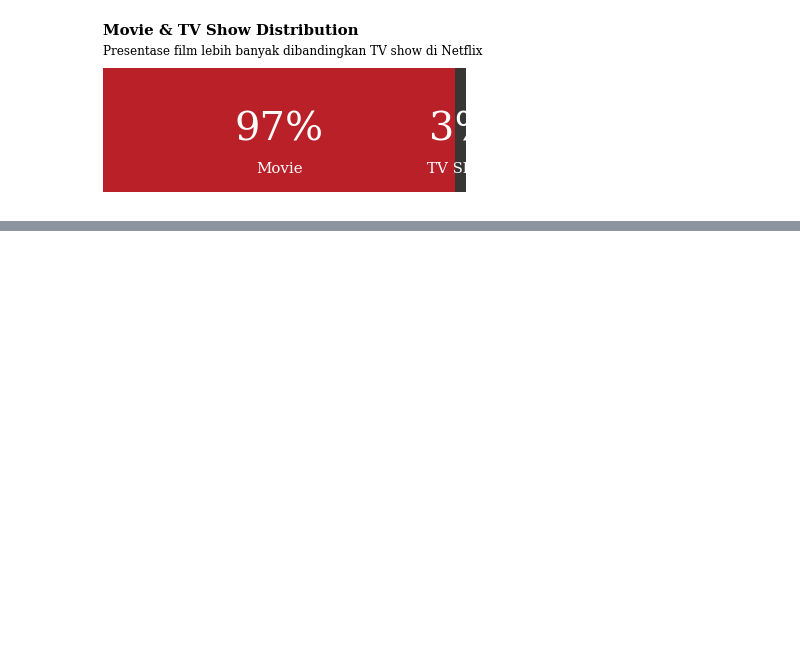
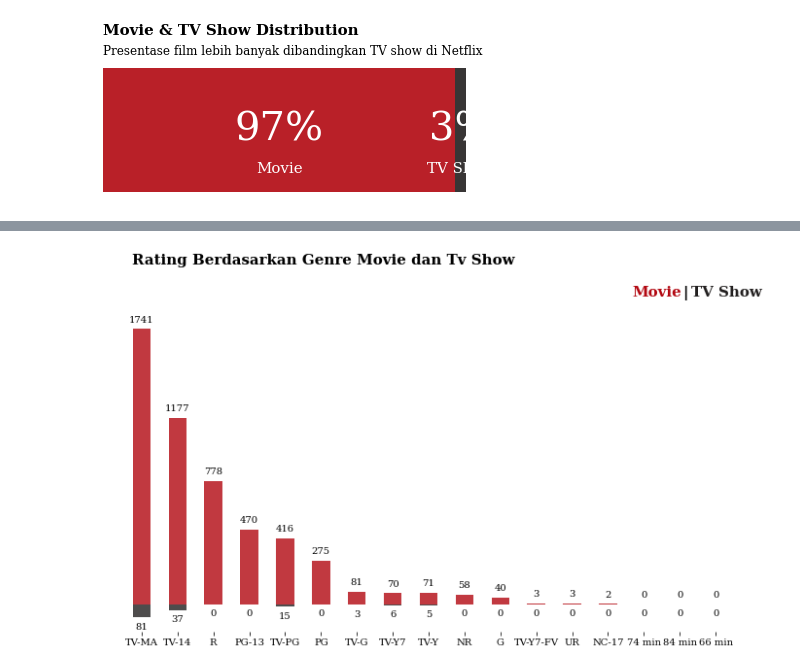
Before and after one commit to dewirizki/DSU, a Jupyter notebook: Code/EDA.ipynb, the cells around one changed output, grey strips where cells are left out. Saved outputs shown, nothing was run; the diff lists cells and outputs as text; code cells hidden in the pictures; blank space fills up the shorter version.

```diff
--- a/Code/EDA.ipynb
+++ b/Code/EDA.ipynb
@@ -169,5 +182,3 @@ data.describe(include='all')
 | max | NaN | NaN | NaN | NaN | NaN | NaN | NaN | 2021.000000 | NaN | NaN | ... |
 # %% [markdown]
 Berdasarkan perhitungan statistik sederhana diseluruh variabel. Diperolah dari data sejumlah 5332 terdapat 2 tipe video yang disediakan oleh netflix, 5332 judul gabungan dari judul film maupun judul TV show, dan 604 yang memproduksinya.
-# %%
-s = sns.countplot(x = 'type', data = data)
@@ -252,0 +339,6 @@ plt.show()
+# %%
+# Helper column for various plots
+data['count'] = 1
+# %%
+rating = pd.DataFrame(data.groupby('rating')['count'].sum().sort_values(ascending=False).reset_index())
+rating_order = list(rating['rating'])
@@ -252,0 +365,5 @@ plt.show()
+# %%
+df1 = data.groupby('type')['rating'].value_counts().unstack().sort_index().fillna(0).astype(int)[rating_order]
+
+movie = df1.loc["Movie"]
+tv = -df1.loc['TV Show']
@@ -252,0 +391,34 @@ plt.show()
+# %%
+fig, ax = plt.subplots(1,1, figsize=(12, 6))
+ax.bar(movie.index, movie, width=0.5, alpha=0.8, label='Movie', color='#b20710')
+ax.bar(tv.index, tv, width=0.5, alpha=0.8, label='TV Show', color='#221f1f')
+
+for i in tv.index:
+    ax.annotate(f"{-tv[i]}",
+                   xy=(i, tv[i] - 60),
+                   va = 'center', ha='center',fontweight='light', fontfamily='serif',
+                   color='black')
+
+for i in movie.index:
+    ax.annotate(f"{movie[i]}",
+                   xy=(i, movie[i] + 60),
+                   va = 'center', ha='center',fontweight='light', fontfamily='serif',
+                   color='black')
+
+for s in ['top', 'left', 'right', 'bottom']:
+    ax.spines[s].set_visible(False)
+
+ax.set_xticklabels(df1.columns, fontfamily='serif')
+ax.set_yticks([])
+
+ax.legend().set_visible(False)
+fig.text(0.16, 1, 'Rating Berdasarkan Genre Movie dan Tv Show', fontsize=15,
+        fontweight='bold', fontfamily='serif')
+
+fig.text(0.755,0.924,"Movie", fontweight="bold", fontfamily='serif', fontsize=15, color='#b20710')
+fig.text(0.815,0.924,"|", fontweight="bold", fontfamily='serif', fontsize=15, color='black')
+fig.text(0.825,0.924,"TV Show", fontweight="bold", fontfamily='serif', fontsize=15, color='#221f1f')
+
+plt.show()
+# %% [output]
+[figure, added]
```
Also changed, not shown: parts of 19 cells of this notebook.
